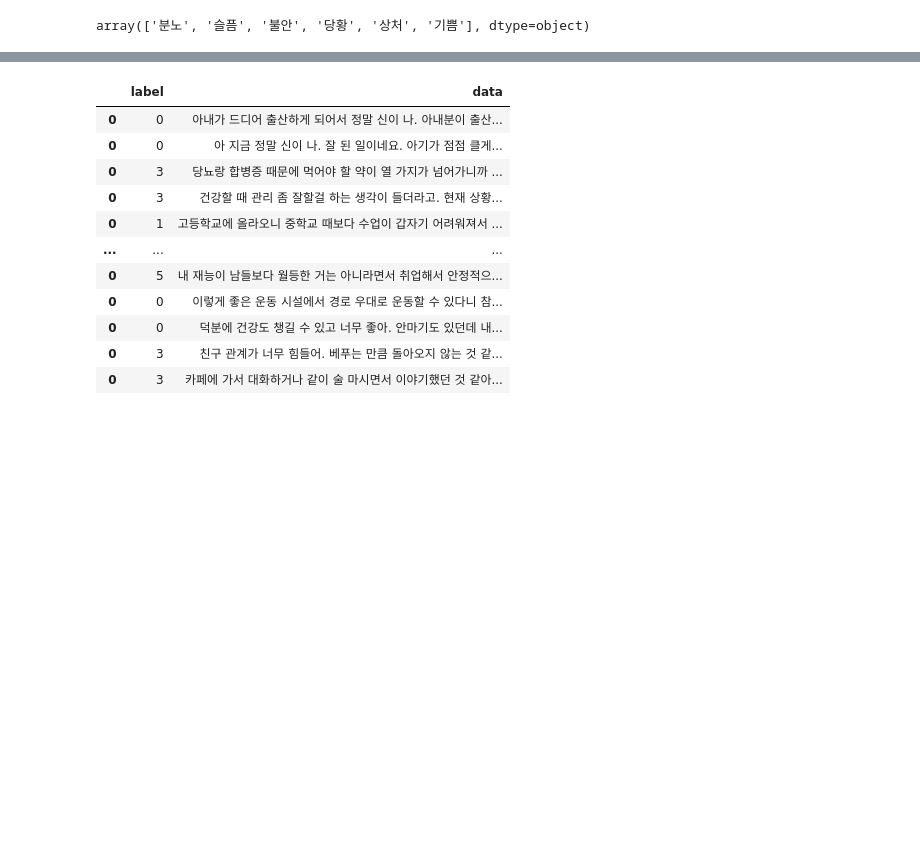
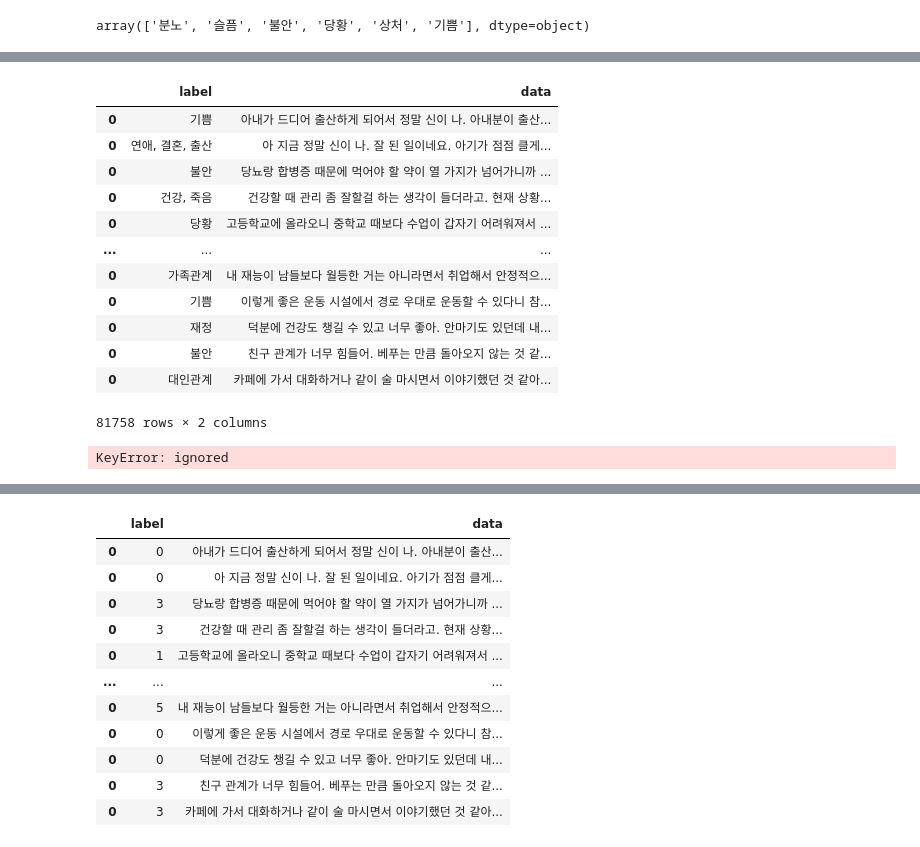
Before and after one commit to bhkwon89/Chat_analysis, a Jupyter notebook: cp2_model.ipynb, the cells around one changed output, grey strips where cells are left out. Saved outputs shown, nothing was run; the diff lists cells and outputs as text; code cells hidden in the pictures; blank space fills up the shorter version.

```diff
--- a/cp2_model.ipynb
+++ b/cp2_model.ipynb
@@ -288,3 +322,5 @@ array(['기쁨', '불안', '당황', '슬픔', '분노', '상처'], dtype=object
+# %%
+train_set = train_set.loc[:, ['상황키워드', '문장']]
 # %%
 # train_set['문장'] = (train_set['사람문장1'] + ' ' + train_set['시스템응답1']  + ' ' +
 #                    train_set['사람문장2'] + ' ' + train_set['시스템응답2'] + ' ' +
@@ -294,11 +330,24 @@ validation_set['문장'] = (validation_set['사람문장1'] + ' ' + validation_s
                         validation_set['사람문장2'] + ' ' + validation_set['시스템응답2'] + ' ' +
                         validation_set['사람문장3'] + ' ' + validation_set['시스템응답3'] + ' ' +
                         validation_set['사람문장4'] + ' ' + validation_set['시스템응답4'] )
+# %%
+train_set
+# %% [output]
+|  | label | data |
+| 0 | 기쁨 | 아내가 드디어 출산하게 되어서 정말 신이 나. 아내분이 출산... |
+| 0 | 연애, 결혼, 출산 | 아 지금 정말 신이 나. 잘 된 일이네요. 아기가 점점 클게... |
+| 0 | 불안 | 당뇨랑 합병증 때문에 먹어야 할 약이 열 가지가 넘어가니까 ... |
+| 0 | 건강, 죽음 | 건강할 때 관리 좀 잘할걸 하는 생각이 들더라고. 현재 상황... |
+| 0 | 당황 | 고등학교에 올라오니 중학교 때보다 수업이 갑자기 어려워져서 ... |
+| ... | ... | ... |
+| 0 | 가족관계 | 내 재능이 남들보다 월등한 거는 아니라면서 취업해서 안정적으... |
+| 0 | 기쁨 | 이렇게 좋은 운동 시설에서 경로 우대로 운동할 수 있다니 참... |
+| 0 | 재정 | 덕분에 건강도 챙길 수 있고 너무 좋아. 안마기도 있던데 내... |
+| 0 | 불안 | 친구 관계가 너무 힘들어. 베푸는 만큼 돌아오지 않는 것 같... |
+| 0 | 대인관계 | 카페에 가서 대화하거나 같이 술 마시면서 이야기했던 것 같아... |
+81758 rows × 2 columns
 # %%
-
-train_set = train_set.loc[:, ['감정_대분류', '문장']]
-validation_set = validation_set.loc[:, ['감정_대분류', '문장']]
-
+validation_set = validation_set.loc[:, ['상황키워드', '문장']]
 train_set.dropna(inplace=True)
 validation_set.dropna(inplace=True)
 train_set.columns = ['label', 'data']
@@ -309,6 +358,8 @@ le = preprocessing.LabelEncoder()
 
 train_set['label'] = le.fit_transform(train_set['label'])
 validation_set['label'] = le.transform(validation_set['label'])
+# %% [output]
+KeyError: ignored
 # %%
 le.classes_
 # %% [output]
```
Also changed, not shown: parts of 12 cells of this notebook.
